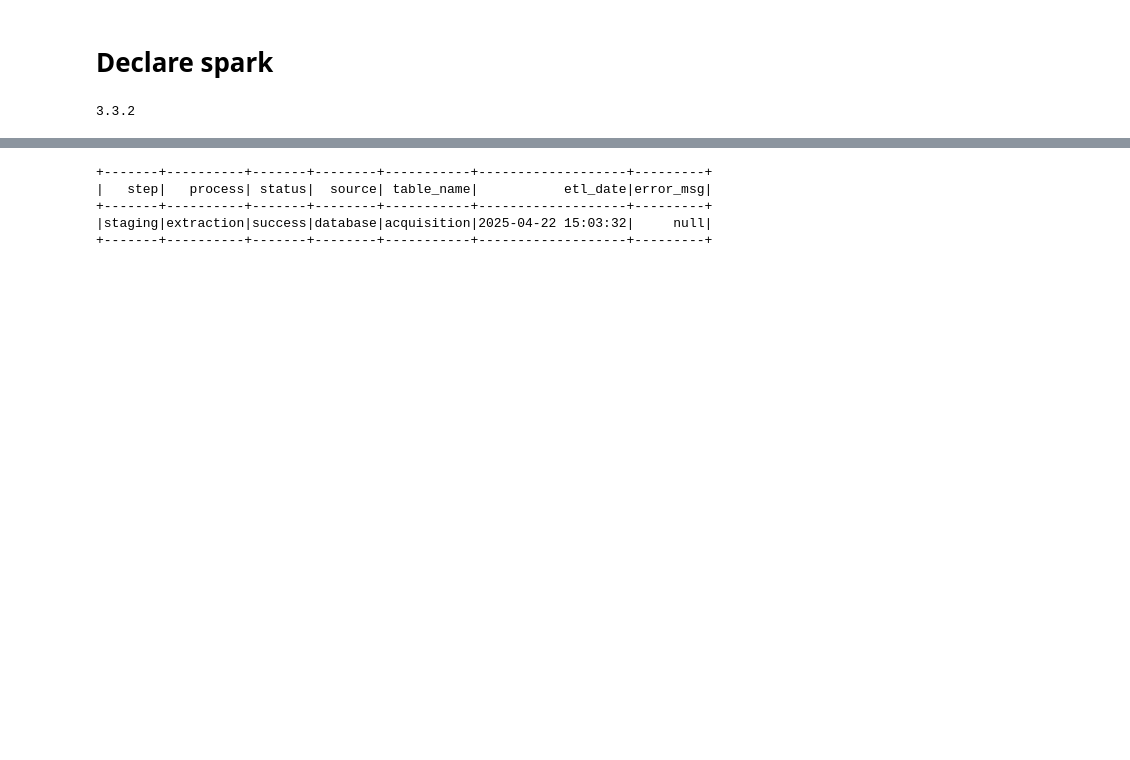
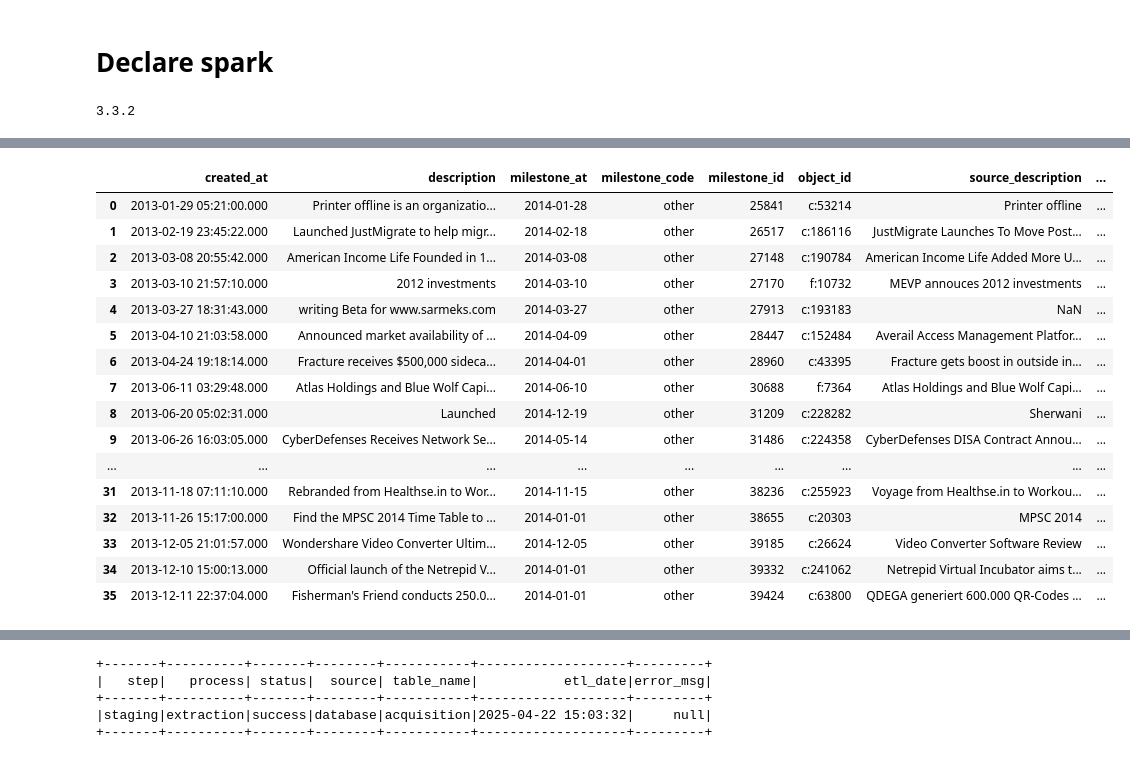
Before and after one commit to oscar-sinaga/data_pipeline_pyspark, a Jupyter notebook: notebooks/pipeline_pyspark.ipynb, the cells around one changed output, grey strips where cells are left out. Cells and saved outputs as stored; diff of their text form; code cells hidden in the pictures; blank space fills up the shorter version.

Commit message:
modifi9ed extract_api with pyspark

```diff
--- a/notebooks/pipeline_pyspark.ipynb
+++ b/notebooks/pipeline_pyspark.ipynb
@@ -37,0 +75,24 @@ print(spark.version)  # Menampilkan versi Spark
+# %%
+list_parameter = {
+    "start_date": '2014-01-01',
+    "end_date": '2015-02-01'
+    }
+extract_backfilling(start_date=list_parameter['start_date'],current_date=list_parameter['end_date'])
+# %% [output]
+|  | created_at | description | milestone_at | milestone_code | milestone_id | object_id | source_description | ... |
+| 0 | 2013-01-29 05:21:00.000 | Printer offline is an organizatio... | 2014-01-28 | other | 25841 | c:53214 | Printer offline | ... |
+| 1 | 2013-02-19 23:45:22.000 | Launched JustMigrate to help migr... | 2014-02-18 | other | 26517 | c:186116 | JustMigrate Launches To Move Post... | ... |
+| 2 | 2013-03-08 20:55:42.000 | American Income Life Founded in 1... | 2014-03-08 | other | 27148 | c:190784 | American Income Life Added More U... | ... |
+| 3 | 2013-03-10 21:57:10.000 | 2012 investments | 2014-03-10 | other | 27170 | f:10732 | MEVP annouces 2012 investments | ... |
+| 4 | 2013-03-27 18:31:43.000 | writing Beta for www.sarmeks.com | 2014-03-27 | other | 27913 | c:193183 | NaN | ... |
+| 5 | 2013-04-10 21:03:58.000 | Announced market availability of ... | 2014-04-09 | other | 28447 | c:152484 | Averail Access Management Platfor... | ... |
+| 6 | 2013-04-24 19:18:14.000 | Fracture receives $500,000 sideca... | 2014-04-01 | other | 28960 | c:43395 | Fracture gets boost in outside in... | ... |
+| 7 | 2013-06-11 03:29:48.000 | Atlas Holdings and Blue Wolf Capi... | 2014-06-10 | other | 30688 | f:7364 | Atlas Holdings and Blue Wolf Capi... | ... |
+| 8 | 2013-06-20 05:02:31.000 | Launched | 2014-12-19 | other | 31209 | c:228282 | Sherwani | ... |
+| 9 | 2013-06-26 16:03:05.000 | CyberDefenses Receives Network Se... | 2014-05-14 | other | 31486 | c:224358 | CyberDefenses DISA Contract Annou... | ... |
+| ... | ... | ... | ... | ... | ... | ... | ... | ... |
+| 31 | 2013-11-18 07:11:10.000 | Rebranded from Healthse.in to Wor... | 2014-11-15 | other | 38236 | c:255923 | Voyage from Healthse.in to Workou... | ... |
+| 32 | 2013-11-26 15:17:00.000 | Find the MPSC 2014 Time Table to ... | 2014-01-01 | other | 38655 | c:20303 | MPSC 2014 | ... |
+| 33 | 2013-12-05 21:01:57.000 | Wondershare Video Converter Ultim... | 2014-12-05 | other | 39185 | c:26624 | Video Converter Software Review | ... |
+| 34 | 2013-12-10 15:00:13.000 | Official launch of the Netrepid V... | 2014-01-01 | other | 39332 | c:241062 | Netrepid Virtual Incubator aims t... | ... |
+| 35 | 2013-12-11 22:37:04.000 | Fisherman's Friend conducts 250.0... | 2014-01-01 | other | 39424 | c:63800 | QDEGA generiert 600.000 QR-Codes ... | ... |
```
Also changed, not shown: parts of 7 cells of this notebook, 1 other file.
